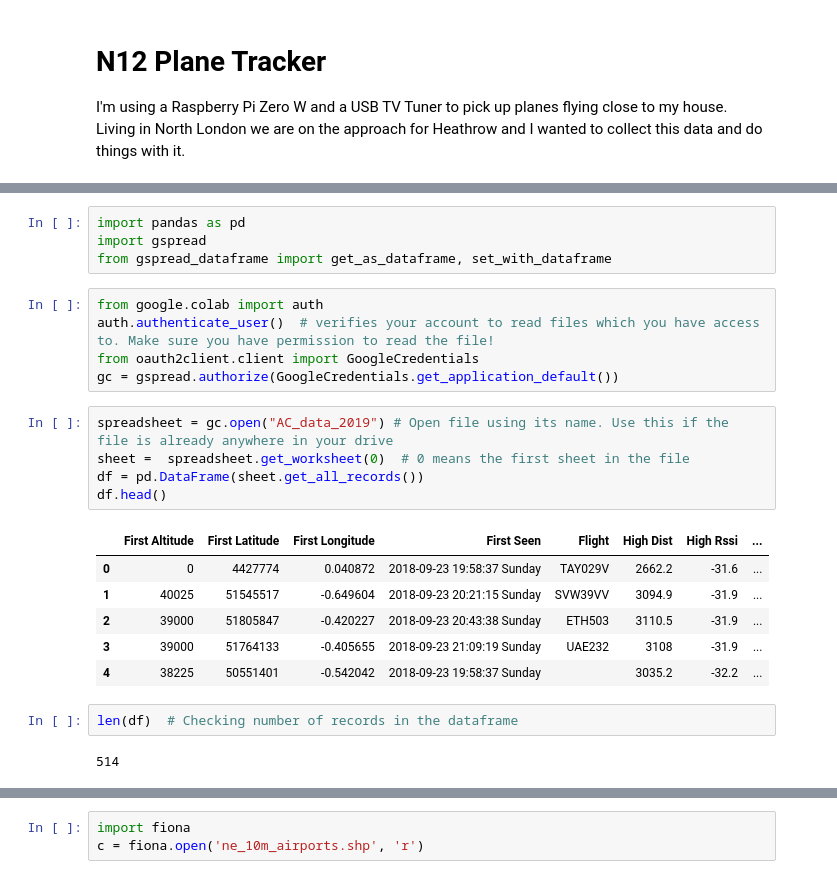
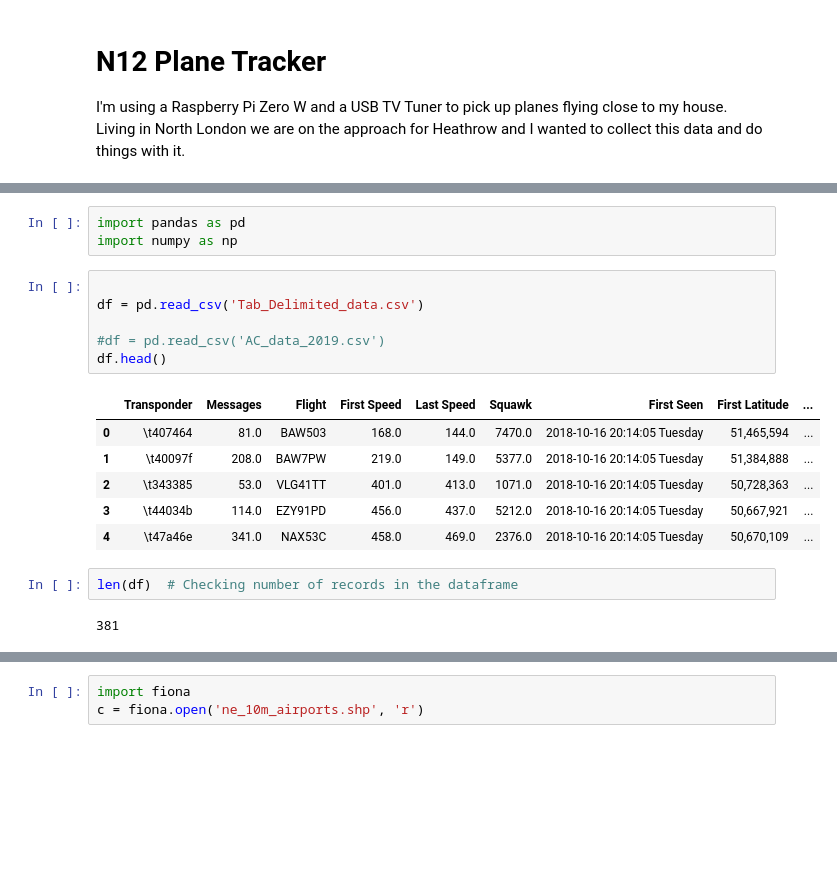
Before and after one commit to sierrajulietromeo/N12_plane_spotter, a Jupyter notebook: N15_Plane_Tracker.ipynb, the cells around one changed output, grey strips where cells are left out. Saved outputs shown, nothing was run; the diff lists cells and outputs as text; blank space fills up the shorter version.

```diff
--- a/N15_Plane_Tracker.ipynb
+++ b/N15_Plane_Tracker.ipynb
@@ -29,25 +30,20 @@ Successfully installed click-6.7 click-plugins-1.0.4 cligj-0.4.0 fiona-1.7.13 mu
 # %%
 import pandas as pd
-import gspread
-from gspread_dataframe import get_as_dataframe, set_with_dataframe
+import numpy as np
-# %%
-from google.colab import auth
-auth.authenticate_user()  # verifies your account to read files which you have access to. Make sure you have permission to read the file!
-from oauth2client.client import GoogleCredentials
-gc = gspread.authorize(GoogleCredentials.get_application_default())
-# %%
-spreadsheet = gc.open("AC_data_2019") # Open file using its name. Use this if the file is already anywhere in your drive
-sheet =  spreadsheet.get_worksheet(0)  # 0 means the first sheet in the file
-df = pd.DataFrame(sheet.get_all_records())
-df.head()
-# %% [output]
-|  | First Altitude | First Latitude | First Longitude | First Seen | Flight | High Dist | High Rssi | ... |
-| 0 | 0 | 4427774 | 0.040872 | 2018-09-23 19:58:37 Sunday | TAY029V | 2662.2 | -31.6 | ... |
-| 1 | 40025 | 51545517 | -0.649604 | 2018-09-23 20:21:15 Sunday | SVW39VV | 3094.9 | -31.9 | ... |
-| 2 | 39000 | 51805847 | -0.420227 | 2018-09-23 20:43:38 Sunday | ETH503 | 3110.5 | -31.9 | ... |
-| 3 | 39000 | 51764133 | -0.405655 | 2018-09-23 21:09:19 Sunday | UAE232 | 3108 | -31.9 | ... |
-| 4 | 38225 | 50551401 | -0.542042 | 2018-09-23 19:58:37 Sunday |  | 3035.2 | -32.2 | ... |
+# %%
+
+df = pd.read_csv('Tab_Delimited_data.csv')
+
+#df = pd.read_csv('AC_data_2019.csv')
+df.head()
+# %% [output]
+|  | Transponder | Messages | Flight | First Speed | Last Speed | Squawk | First Seen | First Latitude | ... |
+| 0 | \t407464 | 81.0 | BAW503 | 168.0 | 144.0 | 7470.0 | 2018-10-16 20:14:05 Tuesday | 51,465,594 | ... |
+| 1 | \t40097f | 208.0 | BAW7PW | 219.0 | 149.0 | 5377.0 | 2018-10-16 20:14:05 Tuesday | 51,384,888 | ... |
+| 2 | \t343385 | 53.0 | VLG41TT | 401.0 | 413.0 | 1071.0 | 2018-10-16 20:14:05 Tuesday | 50,728,363 | ... |
+| 3 | \t44034b | 114.0 | EZY91PD | 456.0 | 437.0 | 5212.0 | 2018-10-16 20:14:05 Tuesday | 50,667,921 | ... |
+| 4 | \t47a46e | 341.0 | NAX53C | 458.0 | 469.0 | 2376.0 | 2018-10-16 20:14:05 Tuesday | 50,670,109 | ... |
 # %%
 len(df)  # Checking number of records in the dataframe
 # %% [output]
-514
+381
```
Also changed, not shown: parts of 6 cells of this notebook.
